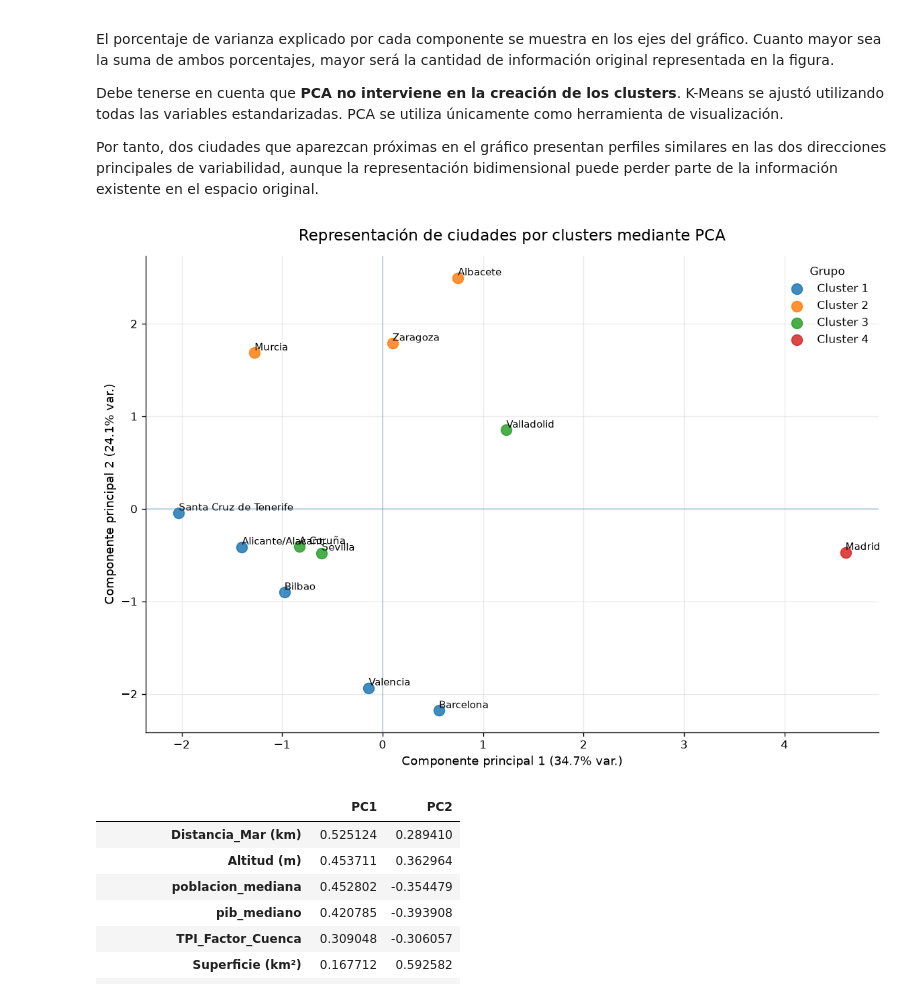
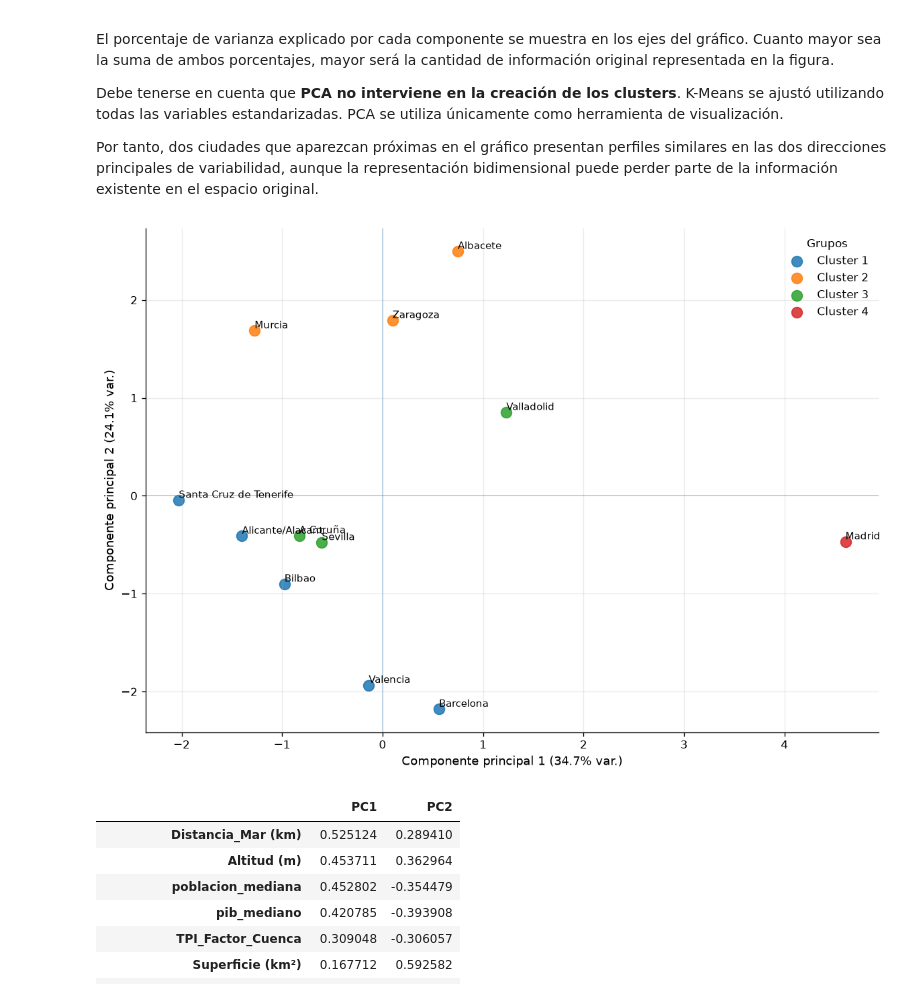
Before and after one commit to juanfran12345/TFM, a Jupyter notebook: scripts/Exploración de los datos/EDA2.ipynb, the cells around one changed output. Cells and saved outputs as stored; diff of their text form; code cells hidden in the pictures.

```diff
--- a/scripts/Exploración de los datos/EDA2.ipynb
+++ b/scripts/Exploración de los datos/EDA2.ipynb
@@ -700,13 +700,6 @@ ax.axvline(
     alpha=0.3
 )
 
-
-ax.set_title(
-    "Representación de ciudades por clusters mediante PCA",
-    fontsize=14,
-    pad=14
-)
-
 ax.set_xlabel(
     f"Componente principal 1 ({varianza_pc1:.1f}% var.)",
     fontsize=11
@@ -716,35 +709,35 @@ ax.set_ylabel(
     f"Componente principal 2 ({varianza_pc2:.1f}% var.)",
     fontsize=11
 )
 
 
 ax.legend(
-    title="Grupo",
+    title="Grupos",
     frameon=False
 )
 
 ax.grid(
     True,
     alpha=0.25
 )
 
 ax.spines["top"].set_visible(False)
 ax.spines["right"].set_visible(False)
 
 
 plt.tight_layout()
 
 
 plt.savefig(
     FOLDER_FIGS / "clusters_ciudades_pca.png",
     bbox_inches="tight",
     dpi=180,
     facecolor="white"
 )
 
 plt.show()
 # %% [output]
-[figure, old version]
+[figure, new version]
 # %%
 # =============================================================================
 # 14. CONTRIBUCIÓN DE LAS VARIABLES A LAS COMPONENTES PRINCIPALES
```
Also changed, not shown: 34 other files.
